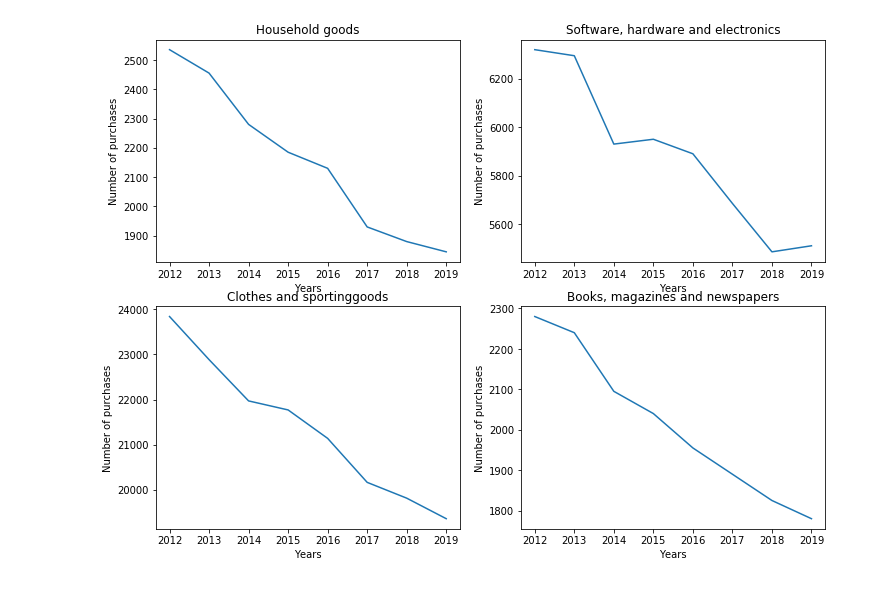
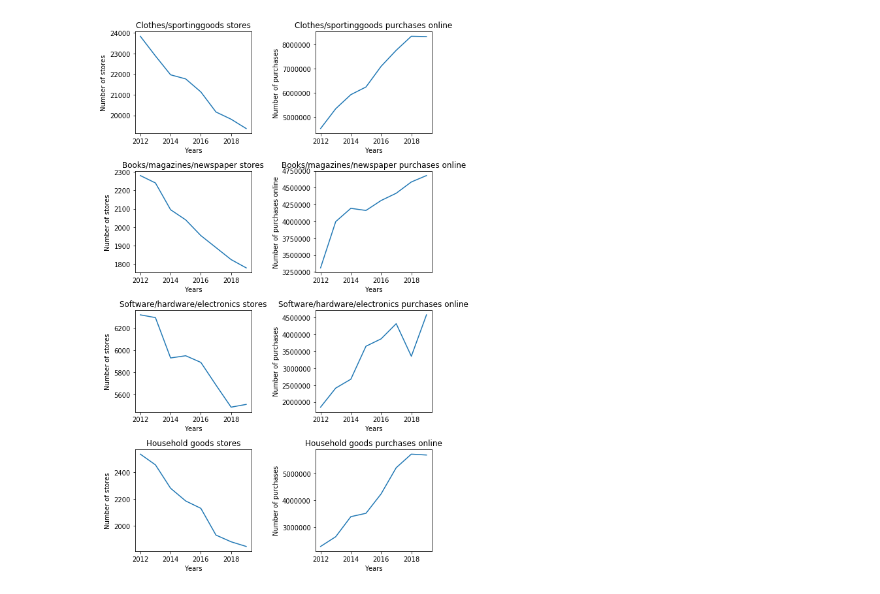
Before and after one commit to Lmolkenboer/TIL6022-project, a Jupyter notebook: Plots L.ipynb, the cells around one changed output. Cells and saved outputs as stored; diff of their text form; code cells hidden in the pictures.

Commit message:
Plots difference store online for goods

```diff
--- a/Plots L.ipynb
+++ b/Plots L.ipynb
@@ -4,57 +4,98 @@ import numpy as np
 import math
 import scipy
 
 import matplotlib.pyplot as plt
 import seaborn as sns
 import plotly.express as px
 import plotly.graph_objects as go
 
 import plotly.io as pio
 
-file_path = (r"C:\Users\laeti\OneDrive\Documenten\TIL6022-project\Data_stores\Stores_country_data.csv")
+file_path = (r"Stores_country_data.csv")
 df = pd.read_csv(file_path, delimiter=';')
+
+file_path2 = (r"Data_online_shopping_population.csv")
+df2 = pd.read_csv(file_path2, delimiter=';')
 
 #Lijndiagram die daling in fysieke winkels laat zien en stijging in online aankopen
 
-fig = plt.figure(figsize=(12, 9))
-gs = fig.add_gridspec(nrows=2, ncols=2)
+fig = plt.figure(figsize=(15, 12))
+gs = fig.add_gridspec(nrows=4, ncols=4)
 
-ax = fig.add_subplot(gs[1,0])
-x = df['Perioden']
-y1 = df['1. Kleding of sportartikelen']
-ax.plot(x,y1)
+ax = fig.add_subplot(gs[0,0])
+x00 = df['Perioden']
+y00 = df['1. Kleding of sportartikelen']
+ax.plot(x00,y00)
 
-ax.set_title('Clothes and sportinggoods')
+ax.set_title('Clothes/sportinggoods stores')
+ax.set_xlabel('Years')
+ax.set_ylabel('Number of stores')
+
+ax = fig.add_subplot(gs[0,1])
+x01 = df2['Year']
+y01 = df2['Kleding of sportartikelen']
+
+ax.plot(x01,y01)
+
+ax.set_title('Clothes/sportinggoods purchases online')
 ax.set_xlabel('Years')
 ax.set_ylabel('Number of purchases')
 
+ax = fig.add_subplot(gs[1,0])
+x10 = df['Perioden']
+y10 = df['2. Boeken, tijdschriften en kranten']
+ax.plot(x10,y10)
+
+ax.set_title('Books/magazines/newspaper stores')
+ax.set_xlabel('Years')
+ax.set_ylabel('Number of stores')
+
 ax = fig.add_subplot(gs[1,1])
-x = df['Perioden']
-y2 = df['2. Boeken, tijdschriften en kranten']
-ax.plot(x,y2)
+x11 = df2['Year']
+y11 = df2['Boeken. tijdschriften en kranten']
+ax.plot(x11,y11)
 
-ax.set_title('Books, magazines and newspapers')
+ax.set_title('Books/magazines/newspaper purchases online')
+ax.set_xlabel('Years')
+ax.set_ylabel('Number of purchases online')
+
+ax = fig.add_subplot(gs[2,0])
+x20 = df['Perioden']
+y20 = df['3. Soft-/ hardware en elektronische benodig']
+ax.plot(x20,y20)
+
+ax.set_title('Software/hardware/electronics stores')
+ax.set_xlabel('Years')
+ax.set_ylabel('Number of stores')
+
+ax = fig.add_subplot(gs[2,1])
+x21 = df2['Year']
+y21 = df2['Soft-/ hardware en elektronische benodig']
+ax.plot(x21,y21)
+
+ax.set_title('Software/hardware/electronics purchases online')
 ax.set_xlabel('Years')
 ax.set_ylabel('Number of purchases')
 
-ax = fig.add_subplot(gs[0,1])
-x = df['Perioden']
-y3 = df['3. Soft-/ hardware en elektronische benodig']
-ax.plot(x,y3)
+ax = fig.add_subplot(gs[3,0])
+x30 = df['Perioden']
+y30 = df['4. Huishoudelijke goederen en apparaten']
+ax.plot(x30,y30)
 
-ax.set_title('Software, hardware and electronics')
+ax.set_title('Household goods stores')
+ax.set_xlabel('Years')
+ax.set_ylabel('Number of stores')
+
+ax = fig.add_subplot(gs[3,1])
+x31 = df2['Year']
+y31 = df2['Huishoudelijke goederen en apparaten']
+ax.plot(x31,y31)
+
+ax.set_title('Household goods purchases online')
 ax.set_xlabel('Years')
 ax.set_ylabel('Number of purchases')
 
-ax = fig.add_subplot(gs[0,0])
-x = df['Perioden']
-y4 = df['4. Huishoudelijke goederen en apparaten']
-ax.plot(x,y4)
-
-ax.set_title('Household goods')
-ax.set_xlabel('Years')
-ax.set_ylabel('Number of purchases')
-
+plt.tight_layout()
 plt.show()
 # %% [output]
-[figure, old version]
+[figure, new version]
```
Also changed, not shown: 2 other files.
